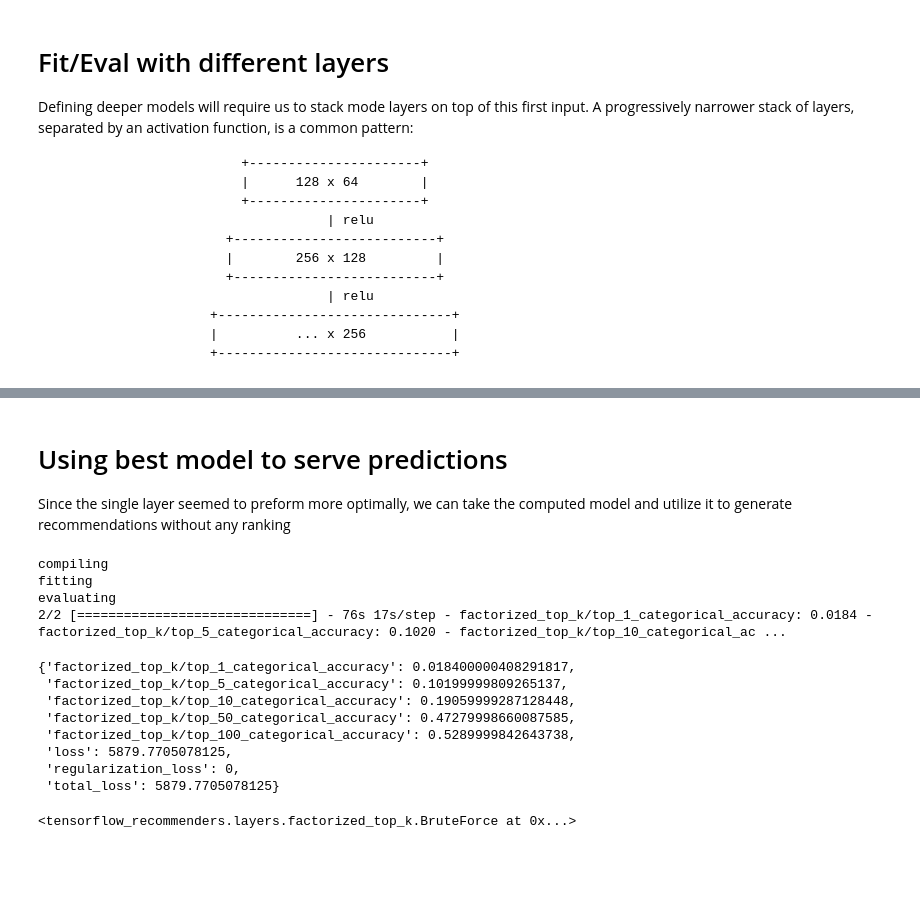
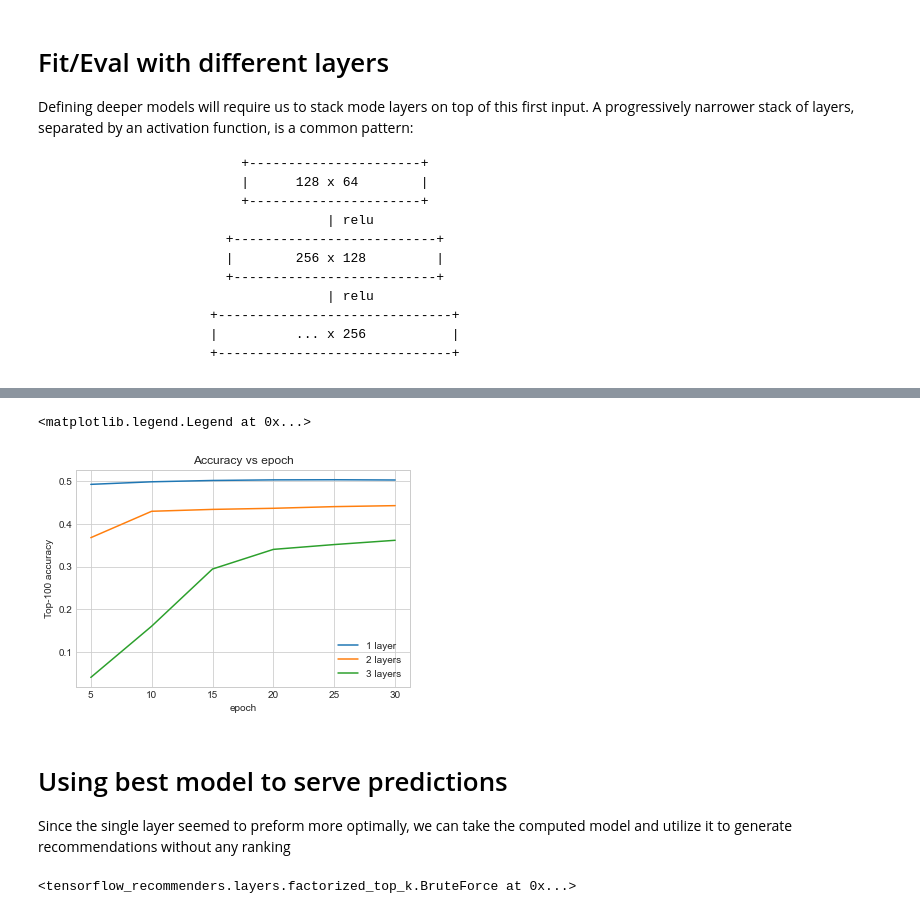
Before and after one commit to deancochran/Deep-Learning-ListenBrainz-Recommendation, a Jupyter notebook: Deep_Learning_ListenBrainz_Recommendation.ipynb, the cells around one changed output, grey strips where cells are left out. Drawn from its saved outputs; the diff is of its cells as text; code cells hidden in the pictures; blank space fills up the shorter version.

```diff
--- a/Deep_Learning_ListenBrainz_Recommendation.ipynb
+++ b/Deep_Learning_ListenBrainz_Recommendation.ipynb
@@ -461,11 +487,26 @@ fitting
+# %%
+# Computing Accuracy Visualization
+num_validation_runs = len(one_layer_history.history["val_factorized_top_k/top_100_categorical_accuracy"])
+epochs = [(x + 1)* val_freq for x in range(num_validation_runs)]
+
+#plot every models results
+plt.plot(epochs, one_layer_history.history["val_factorized_top_k/top_100_categorical_accuracy"], label="1 layer")
+plt.plot(epochs, two_layer_history.history["val_factorized_top_k/top_100_categorical_accuracy"], label="2 layers")
+plt.plot(epochs, three_layer_history.history["val_factorized_top_k/top_100_categorical_accuracy"], label="3 layers")
+plt.title("Accuracy vs epoch")
+plt.xlabel("epoch")
+plt.ylabel("Top-100 accuracy");
+plt.legend()
+# %% [output]
+<matplotlib.legend.Legend at 0x...>
+[figure, added]
 # %% [markdown]
 # Using best model to serve predictions
 
 Since the single layer seemed to preform more optimally, we can take the computed model and utilize it to generate recommendations without any ranking
 # %%
 # Re-Initializng Best Model, change layers in ListenBrainzModel if you want to see the predictions of a different model
-num_epochs = 100
-val_freq = 20
+num_epochs = 30
 
 # # # # # # # # # # # # # #
 model = ListenBrainzModel([32])
@@ -480,19 +521,6 @@ one_layer_history = model.fit(
     verbose=0)
 print('evaluating')
 model.evaluate(cached_test, return_dict=True)
-# %% [output]
-compiling
-fitting
-evaluating
-2/2 [==============================] - 76s 17s/step - factorized_top_k/top_1_categorical_accuracy: 0.0184 - factorized_top_k/top_5_categorical_accuracy: 0.1020 - factorized_top_k/top_10_categorical_ac ...
-{'factorized_top_k/top_1_categorical_accuracy': 0.018400000408291817,
- 'factorized_top_k/top_5_categorical_accuracy': 0.10199999809265137,
- 'factorized_top_k/top_10_categorical_accuracy': 0.19059999287128448,
- 'factorized_top_k/top_50_categorical_accuracy': 0.47279998660087585,
- 'factorized_top_k/top_100_categorical_accuracy': 0.5289999842643738,
- 'loss': 5879.7705078125,
- 'regularization_loss': 0,
- 'total_loss': 5879.7705078125}
 # %%
 # Create a model that takes in raw query features and recommends recordings out of the entire recordings dataset.
 # Replace key name with what kind of predicitons you would like to recieve
```
Also changed, not shown: parts of 8 cells of this notebook, 4 other files.
